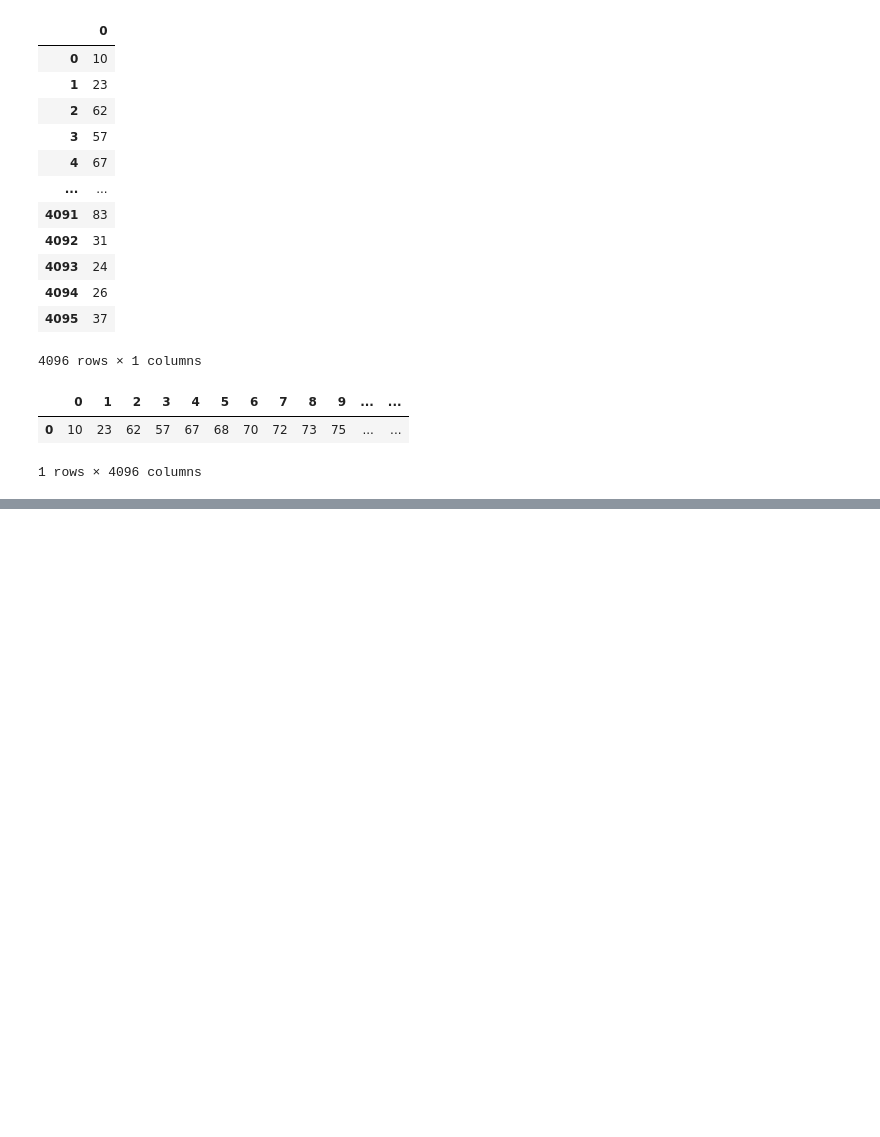
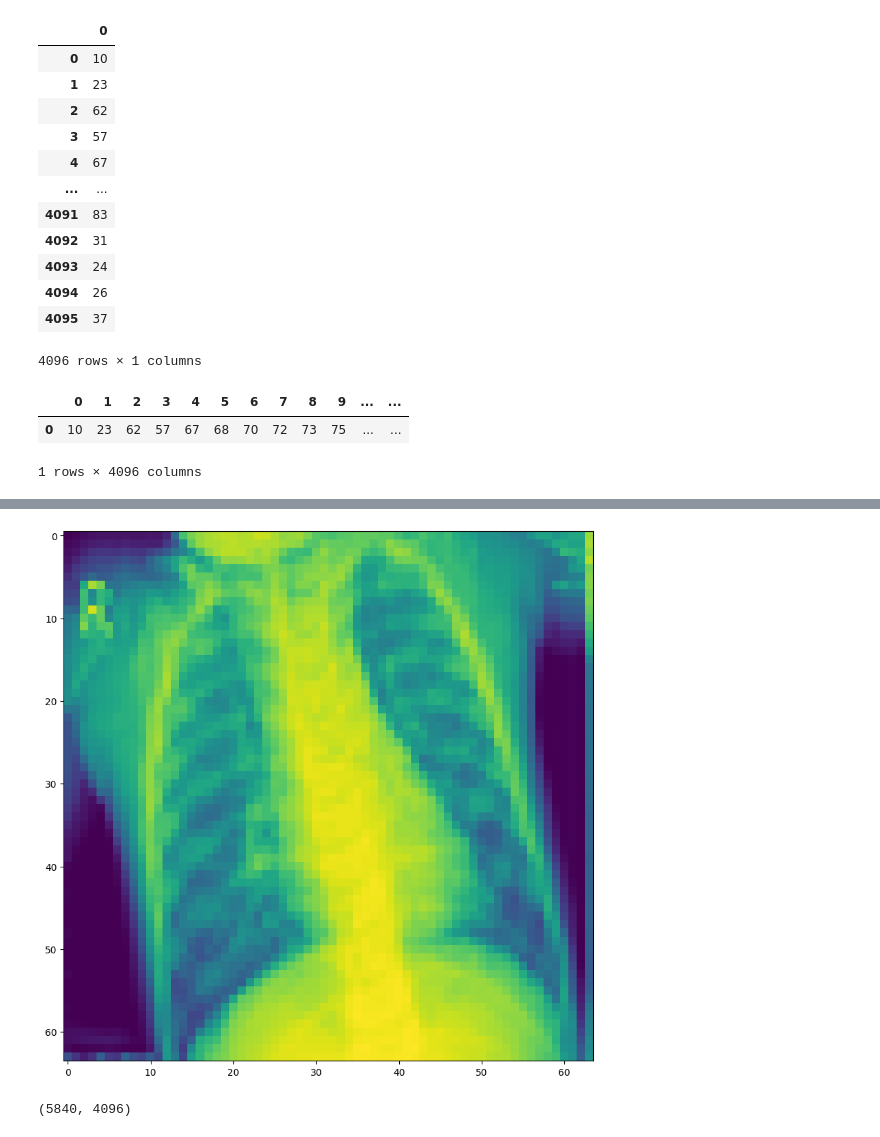
Before and after one commit to conor7276/chest-xray-research, a Jupyter notebook: cleaning/NumpyChestData.ipynb, the cells around one changed output, grey strips where cells are left out. Drawn from its saved outputs; the diff is of its cells as text; code cells hidden in the pictures; blank space fills up the shorter version.

```diff
--- a/cleaning/NumpyChestData.ipynb
+++ b/cleaning/NumpyChestData.ipynb
@@ -184,0 +188,20 @@ plt.show()
+# %%
+flattened_test_images = []
+for dirname, _, filenames in os.walk('C:/Users/conor/OneDrive/Desktop/school/Data Science Minor Independent Study/chest-xray-research/archive/test_images/test_images/'):
+    for filename in filenames:
+        image = Image.open(dirname+filename)
+        image_gray = ImageOps.grayscale(image)
+        image_resized = image_gray.resize((64,64), Image.LANCZOS)
+        img_arr = np.asarray(image_resized)
+        img_flat = img_arr.flatten()
+        img_flat = np.append(img_flat, filename)
+        flattened_test_images.append(img_flat)
+
+
+index_arr = []
+column_arr = []
+for i in range(4096):
+    column_arr.append("pixel" + str(i))
+column_arr.append("file")
+
+df_test = pd.DataFrame(flattened_test_images, columns=column_arr)
@@ -184,0 +243,13 @@ plt.show()
+# %%
+df_test_image = df_test.loc[0]
+# %%
+df_test_image = list(df_test_image)
+# %%
+df_test_image = df_test_image[0:4096]
+# %%
+df_train_image_reshape = np.reshape(df_test_image,(64,64))
+plt.figure(figsize=(10,10))
+plt.imshow(df_test_image_reshape)
+plt.show()
+# %% [output]
+[figure, added]
@@ -184,0 +260,4 @@ plt.show()
+# %%
+df_combined.shape
+# %% [output]
+(5840, 4096)
```
Also changed, not shown: parts of 27 cells of this notebook.
